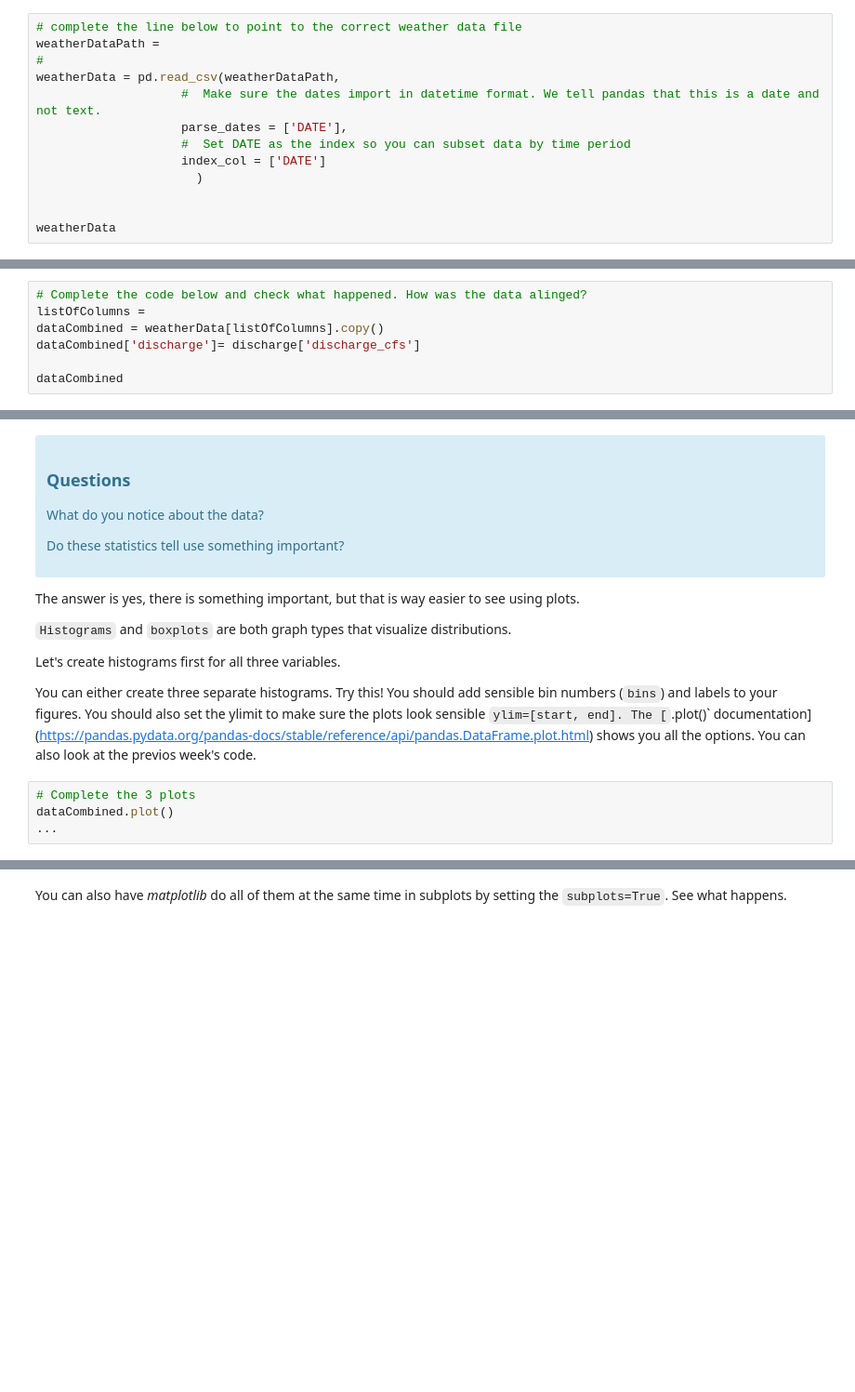
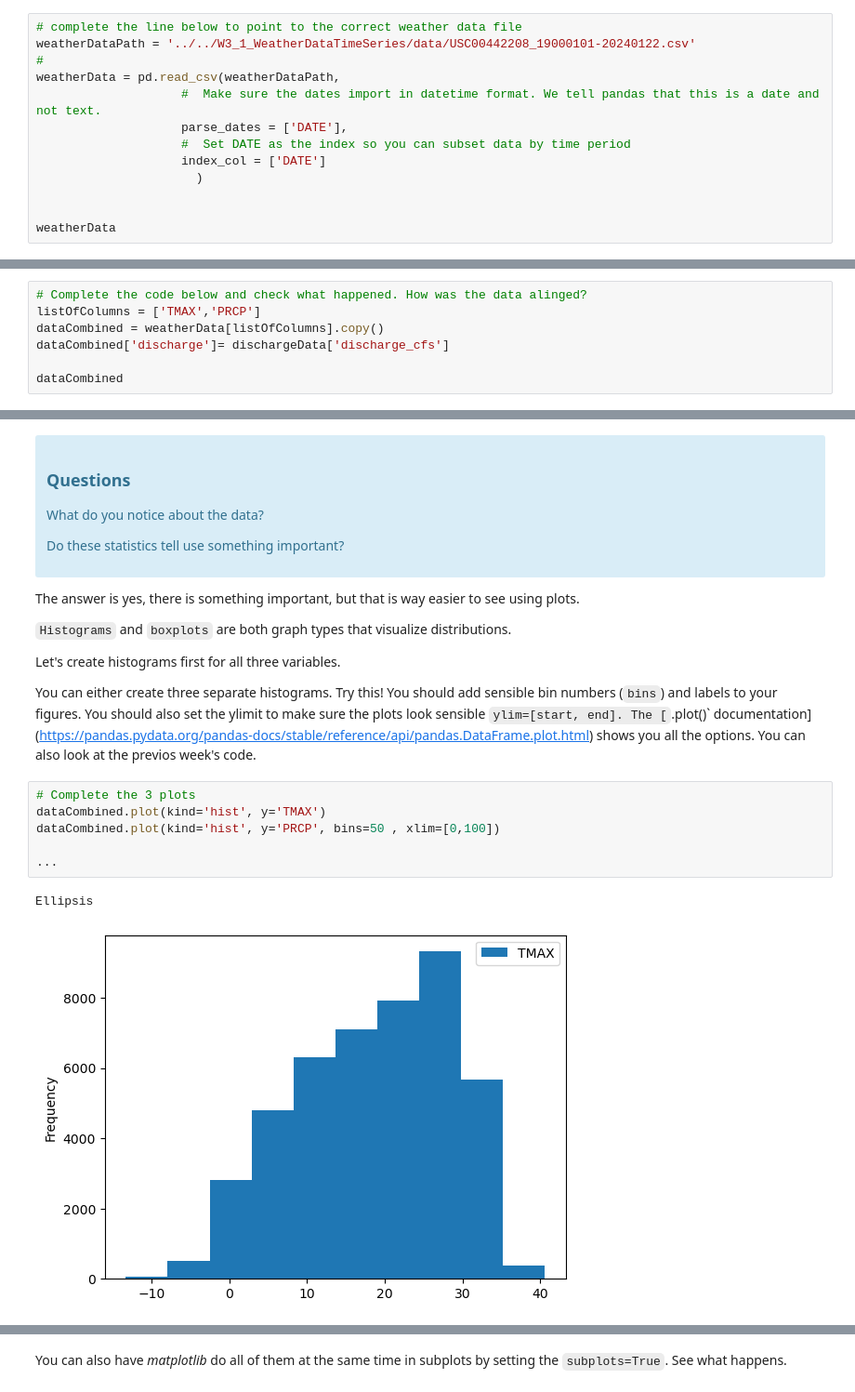
Before and after one commit to reggiewilcox/ISAT420_Code, a Jupyter notebook: W4_1_ClimateData/code/aggregatingData.ipynb, the cells around one changed output, grey strips where cells are left out. Shown at 93% size. Cells and saved outputs as stored; diff of their text form; blank space fills up the shorter version.

```diff
--- a/W4_1_ClimateData/code/aggregatingData.ipynb
+++ b/W4_1_ClimateData/code/aggregatingData.ipynb
@@ -19,7 +19,7 @@ Now we need to read our data. Let's do the weather station data first, which we
 The data csv file is is location in the `W3_1_WeatherDataTimeSeries/data/` folder and named `USC00442208_19000101-20240122.csv`
 # %%
 # complete the line below to point to the correct weather data file
-weatherDataPath =
+weatherDataPath = '../../W3_1_WeatherDataTimeSeries/data/USC00442208_19000101-20240122.csv'
 #
 weatherData = pd.read_csv(weatherDataPath,
                     #  Make sure the dates import in datetime format. We tell pandas that this is a date and not text.
@@ -55,8 +85,8 @@ In our case, we want to aling our data by the date, which is the `index` of both
 We can simply copy the `'TMAX'` and `PCRP` columns to a new dataframe and then add assing the discharge data to a new column in the same dataframe called `discharge`.
 # %%
 # Complete the code below and check what happened. How was the data alinged?
-listOfColumns =
+listOfColumns = ['TMAX','PRCP']
 dataCombined = weatherData[listOfColumns].copy()
-dataCombined['discharge']= discharge['discharge_cfs']
+dataCombined['discharge']= dischargeData['discharge_cfs']
 
 dataCombined
@@ -88,5 +133,10 @@ You can either create three separate histograms. Try this! You should add sensib
 The [`.plot()` documentation](https://pandas.pydata.org/pandas-docs/stable/reference/api/pandas.DataFrame.plot.html) shows you all the options. You can also look at the previos week's code.
 # %%
 # Complete the 3 plots
-dataCombined.plot()
+dataCombined.plot(kind='hist', y='TMAX')
+dataCombined.plot(kind='hist', y='PRCP', bins=50 , xlim=[0,100])
+
 ...
+# %% [output]
+Ellipsis
+[figure, added]
```
Also changed, not shown: parts of 7 cells of this notebook, 1 other file.
